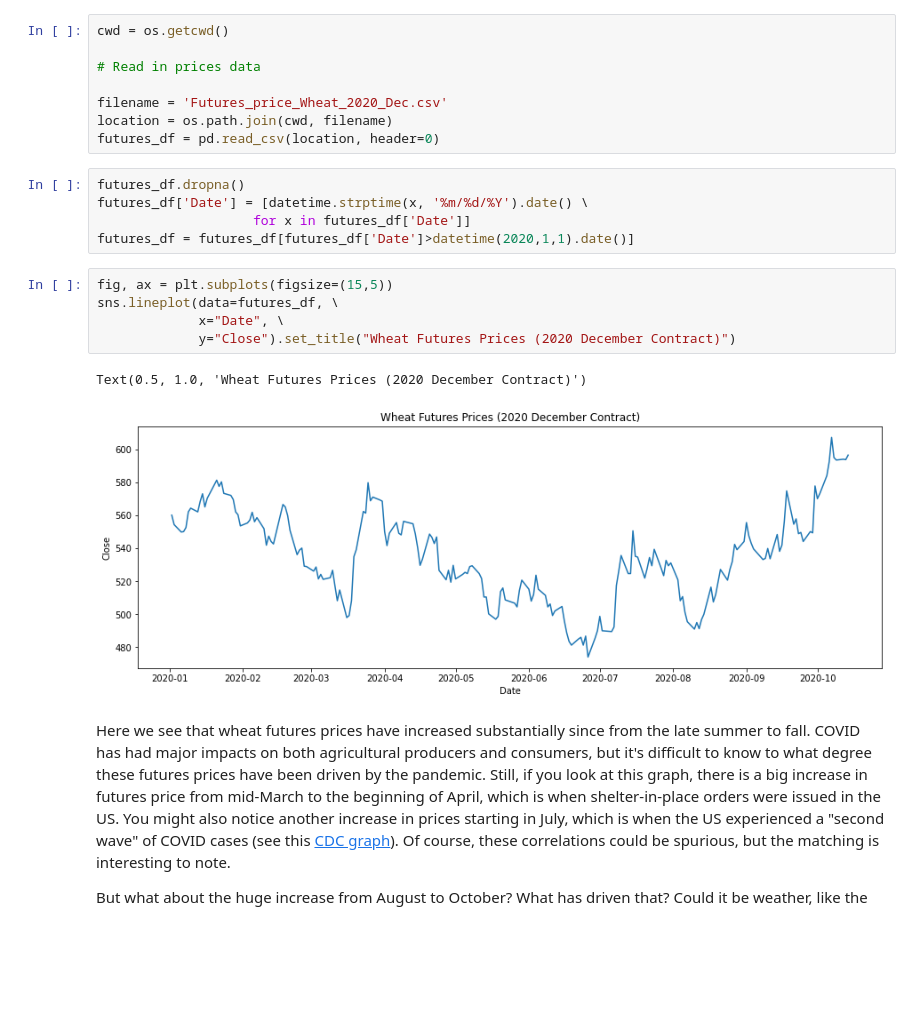
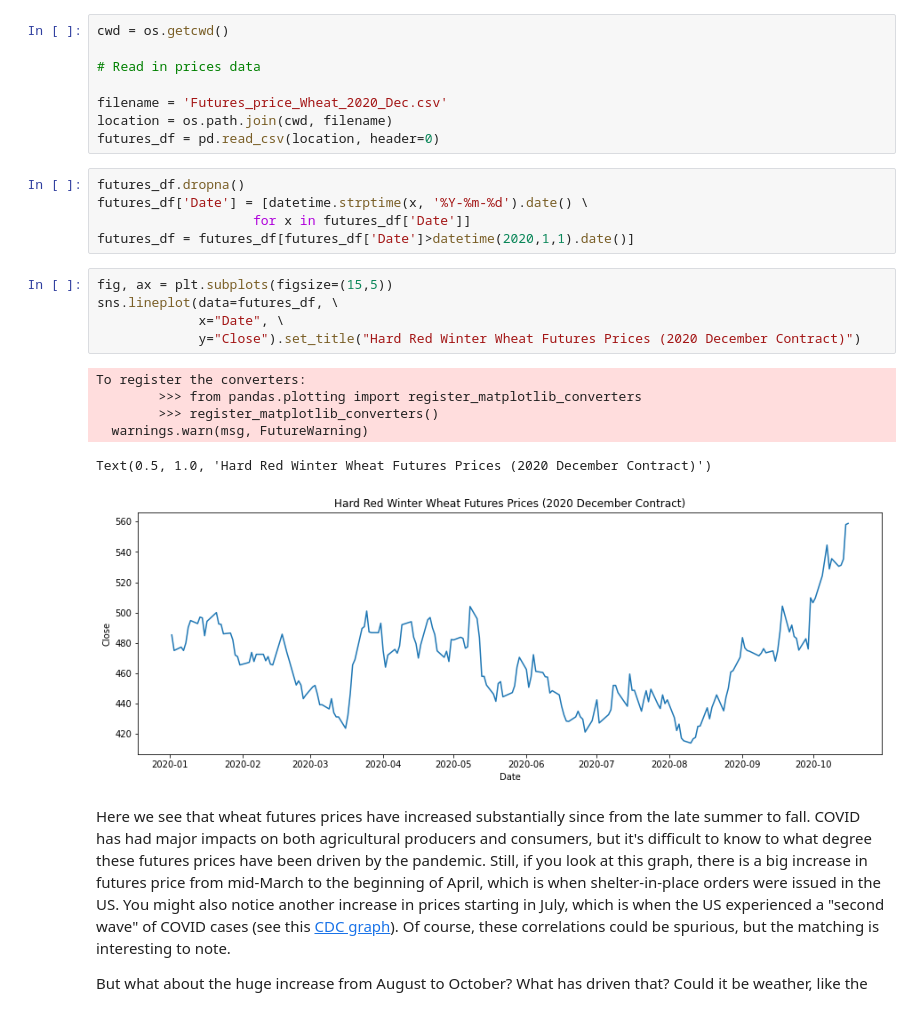
Before and after one commit to jacoblefler/ARE_231, a Jupyter notebook: Blog_figures.ipynb, the cells around one changed output. Saved outputs shown, nothing was run; the diff lists cells and outputs as text; blank space fills up the shorter version.

Commit message:
pcp figures

```diff
--- a/Blog_figures.ipynb
+++ b/Blog_figures.ipynb
@@ -45,17 +45,21 @@ location = os.path.join(cwd, filename)
 futures_df = pd.read_csv(location, header=0)
 # %%
 futures_df.dropna()
-futures_df['Date'] = [datetime.strptime(x, '%m/%d/%Y').date() \
+futures_df['Date'] = [datetime.strptime(x, '%Y-%m-%d').date() \
                     for x in futures_df['Date']]
 futures_df = futures_df[futures_df['Date']>datetime(2020,1,1).date()]
 # %%
 fig, ax = plt.subplots(figsize=(15,5))
 sns.lineplot(data=futures_df, \
              x="Date", \
-             y="Close").set_title("Wheat Futures Prices (2020 December Contract)")
+             y="Close").set_title("Hard Red Winter Wheat Futures Prices (2020 December Contract)")
 # %% [output]
-Text(0.5, 1.0, 'Wheat Futures Prices (2020 December Contract)')
+To register the converters:
+        >>> from pandas.plotting import register_matplotlib_converters
+        >>> register_matplotlib_converters()
+  warnings.warn(msg, FutureWarning)
+Text(0.5, 1.0, 'Hard Red Winter Wheat Futures Prices (2020 December Contract)')
-[figure, old version]
+[figure, new version]
 # %% [markdown]
 Here we see that wheat futures prices have increased substantially since from the late summer to fall. COVID has had major impacts on both agricultural producers and consumers, but it's difficult to know to what degree these futures prices have been driven by the pandemic. Still, if you look at this graph, there is a big increase in futures price from mid-March to the beginning of April, which is when shelter-in-place orders were issued in the US. You might also notice another increase in prices starting in July, which is when the US experienced a "second wave" of COVID cases (see this [CDC graph](https://covid.cdc.gov/covid-data-tracker/#trends_dailytrendscases)). Of course, these correlations could be spurious, but the matching is interesting to note.
 
```
Also changed, not shown: parts of 2 cells of this notebook, 9 other files.
